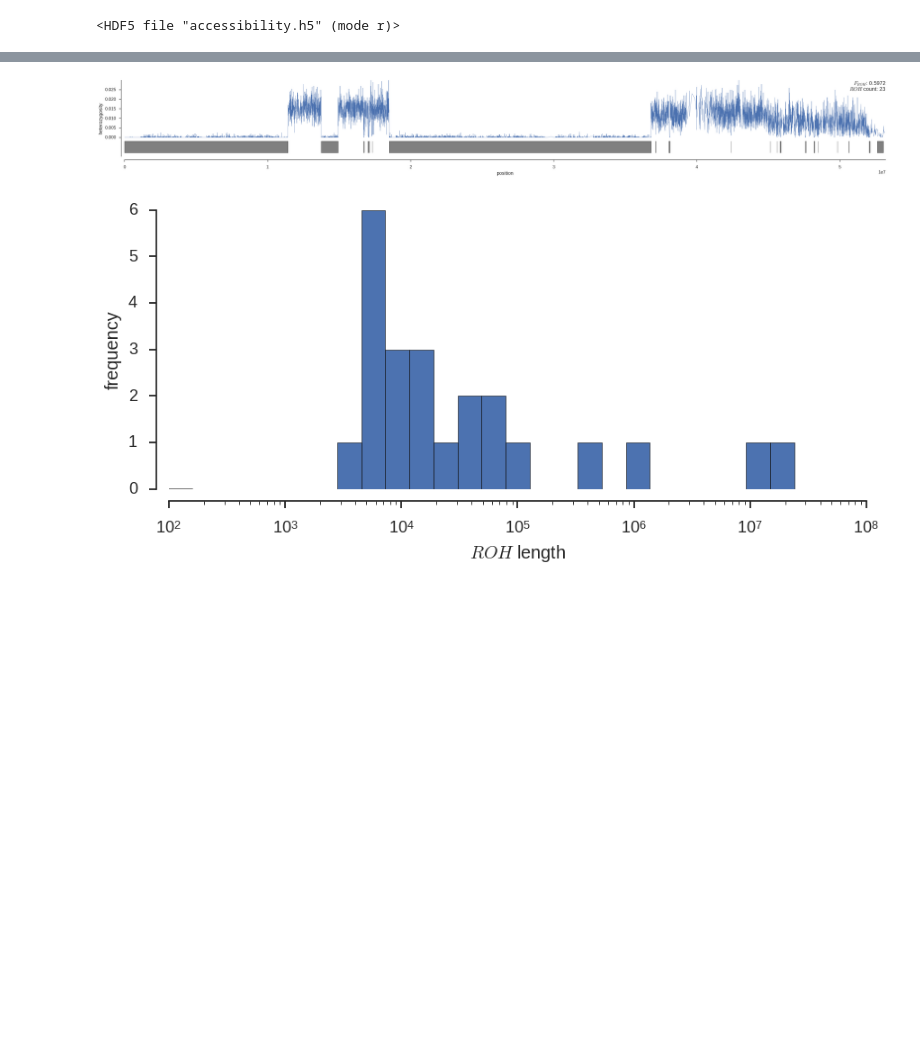
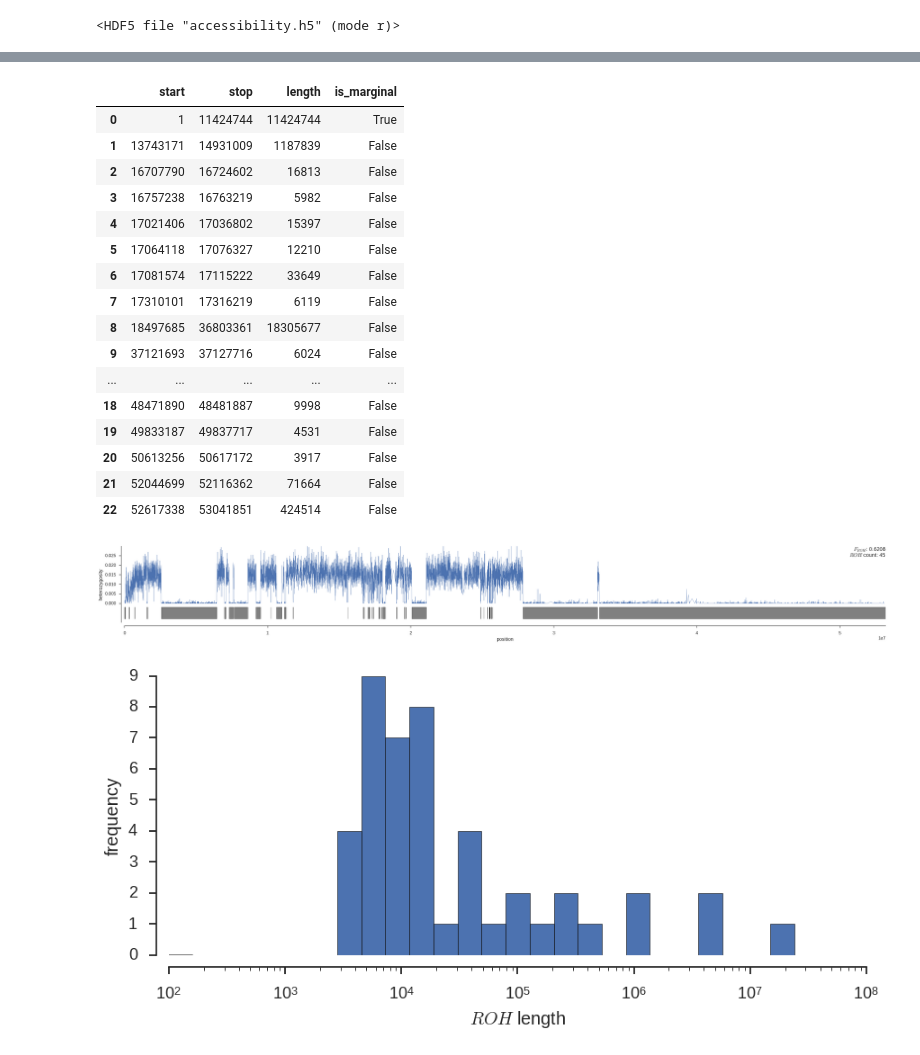
Before and after one commit to cggh/scikit-allel, a Jupyter notebook: notebooks/sandbox/roh_mhmm.ipynb, the cells around one changed output, grey strips where cells are left out. Drawn from its saved outputs; the diff is of its cells as text; code cells hidden in the pictures; blank space fills up the shorter version.

```diff
--- a/notebooks/sandbox/roh_mhmm.ipynb
+++ b/notebooks/sandbox/roh_mhmm.ipynb
@@ -111,0 +114,2 @@ def plot_roh(sample_index, chrom, phet_roh=0.001, phet_nonroh=(0.0025, 0.01), wi
+# %%
+df = plot_roh(300, '3R')
@@ -112,6 +119,26 @@ def plot_roh(sample_index, chrom, phet_roh=0.001, phet_nonroh=(0.0025, 0.01), wi
+# %%
+df
+# %% [output]
+|  | start | stop | length | is_marginal |
+| 0 | 1 | 11424744 | 11424744 | True |
+| 1 | 13743171 | 14931009 | 1187839 | False |
+| 2 | 16707790 | 16724602 | 16813 | False |
+| 3 | 16757238 | 16763219 | 5982 | False |
+| 4 | 17021406 | 17036802 | 15397 | False |
+| 5 | 17064118 | 17076327 | 12210 | False |
+| 6 | 17081574 | 17115222 | 33649 | False |
+| 7 | 17310101 | 17316219 | 6119 | False |
+| 8 | 18497685 | 36803361 | 18305677 | False |
+| 9 | 37121693 | 37127716 | 6024 | False |
+| ... | ... | ... | ... | ... |
+| 18 | 48471890 | 48481887 | 9998 | False |
+| 19 | 49833187 | 49837717 | 4531 | False |
+| 20 | 50613256 | 50617172 | 3917 | False |
+| 21 | 52044699 | 52116362 | 71664 | False |
+| 22 | 52617338 | 53041851 | 424514 | False |
 # %%
-plot_roh(300, '3R')
+plot_roh(301, '3R');
 # %% [output]
-[figure, old version]
+[figure, new version]
-[figure, old version]
+[figure, new version]
 # %%
```
Also changed, not shown: parts of 15 cells of this notebook, 8 other files.
